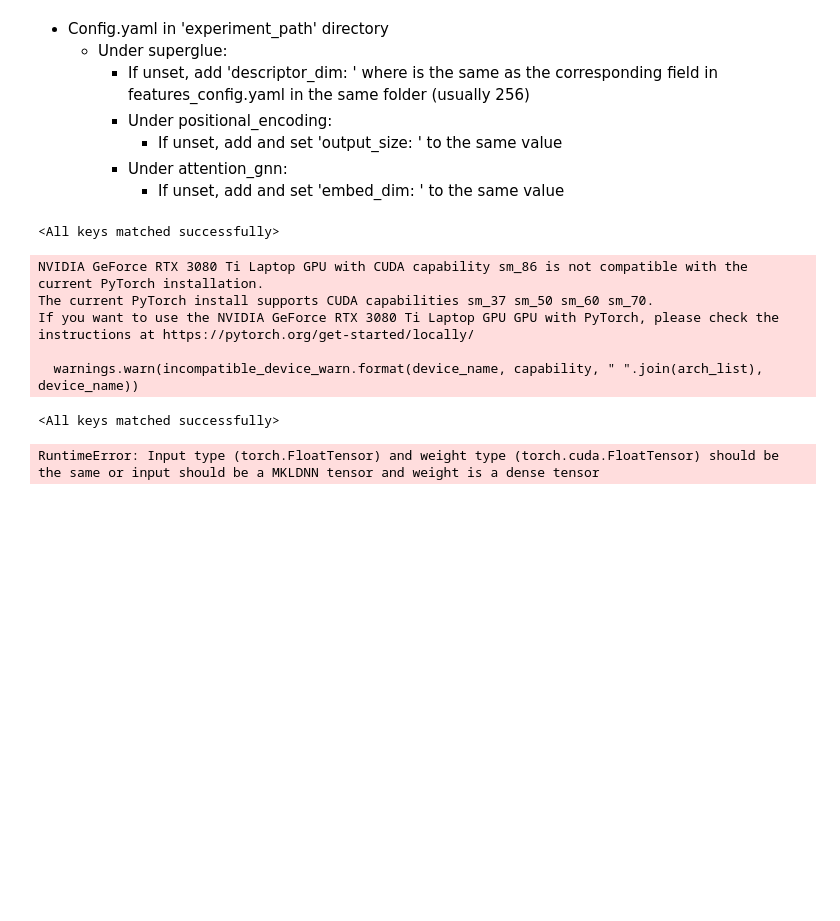
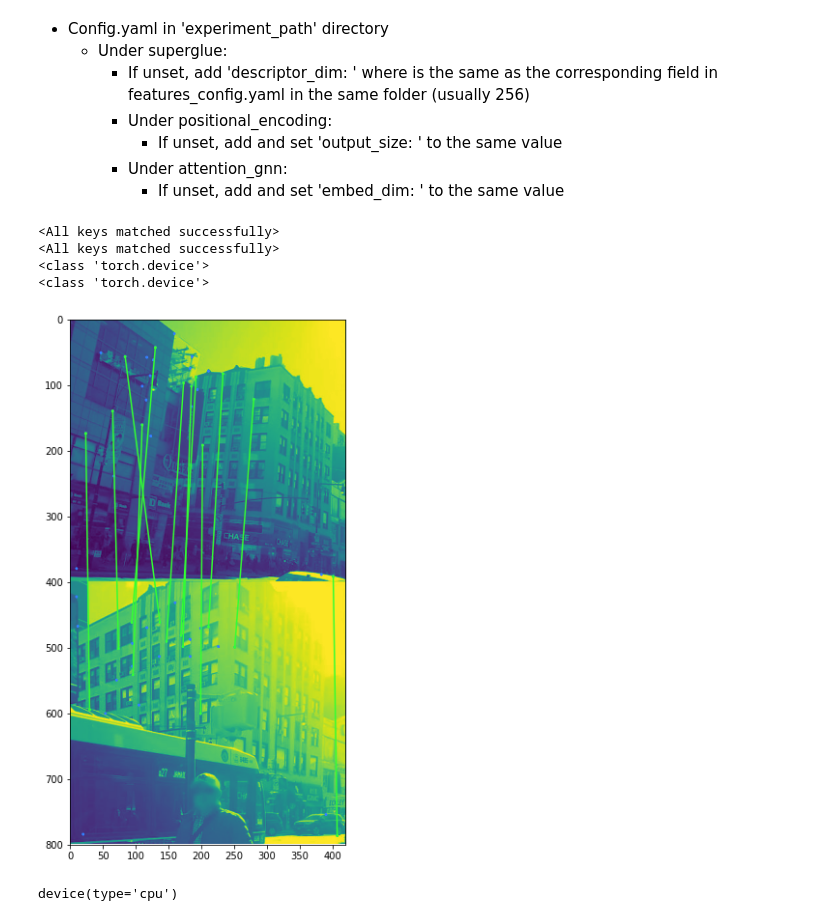
Before and after one commit to jlunder00/OpenGlue, a Jupyter notebook: Inference.ipynb, the cells around one changed output. Cells and saved outputs as stored; diff of their text form; code cells hidden in the pictures; blank space fills up the shorter version.

```diff
--- a/Inference.ipynb
+++ b/Inference.ipynb
@@ -32,7 +32,7 @@ experiment_path = '/host_Data/Data/MegaDepth/MegaDepth/extracted_features/phoeni
 checkpoint_name = 'superglue-step=750.ckpt'
 
 #which device to use to run inference (cuda or cpu)
-device = 'cuda'
+device = 'cuda:0'
 
 #output location
 output_dir = 'results.png'
@@ -47,27 +47,24 @@ output_dir = 'results.png'
 # %%
 '''From inference.py
     Modified to use direct variable input rather than command line arguments
 '''
 
 
 img0, img1, lafs0, lafs1, inliers = inference.run_inference(img0_path, img1_path, experiment_path, checkpoint_name, device)
 draw_LAF_matches(
-    lafs0,
-    lafs1,
+    lafs0.cpu(),
+    lafs1.cpu(),
     torch.arange(len(inliers)).view(-1, 1).repeat(1, 2),
     K.tensor_to_image(img0),
     K.tensor_to_image(img1),
     inliers,
     draw_dict={'inlier_color': (0.2, 1, 0.2),
                'tentative_color': None,
                'feature_color': (0.2, 0.5, 1), 'vertical': True})
 plt.savefig(output_dir)
 # %% [output]
 <All keys matched successfully>
+<All keys matched successfully>
+<class 'torch.device'>
+<class 'torch.device'>
-NVIDIA GeForce RTX 3080 Ti Laptop GPU with CUDA capability sm_86 is not compatible with the current PyTorch installation.
-The current PyTorch install supports CUDA capabilities sm_37 sm_50 sm_60 sm_70.
-If you want to use the NVIDIA GeForce RTX 3080 Ti Laptop GPU GPU with PyTorch, please check the instructions at https://pytorch.org/get-started/locally/
-
-  warnings.warn(incompatible_device_warn.format(device_name, capability, " ".join(arch_list), device_name))
-<All keys matched successfully>
-RuntimeError: Input type (torch.FloatTensor) and weight type (torch.cuda.FloatTensor) should be the same or input should be a MKLDNN tensor and weight is a dense tensor
+[figure, added]
@@ -73,0 +75,5 @@ RuntimeError: Input type (torch.FloatTensor) and weight type (torch.cuda.FloatTe
+# %%
+import torch
+torch.device('cpu')
+# %% [output]
+device(type='cpu')
```
Also changed, not shown: parts of 2 cells of this notebook, 1 other file.
